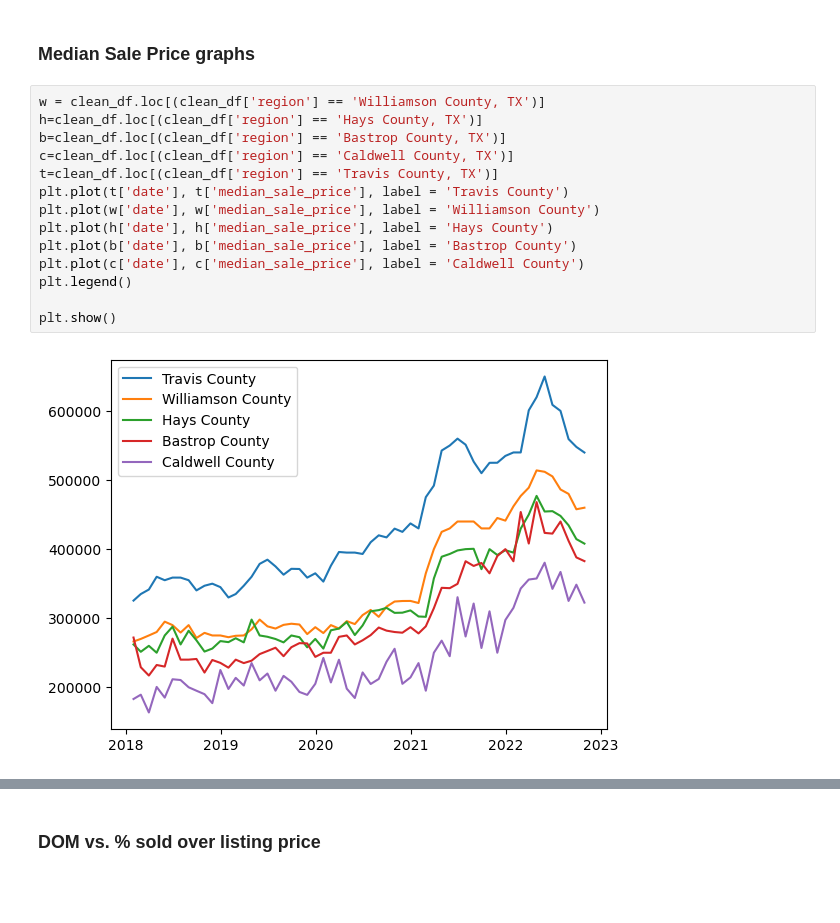
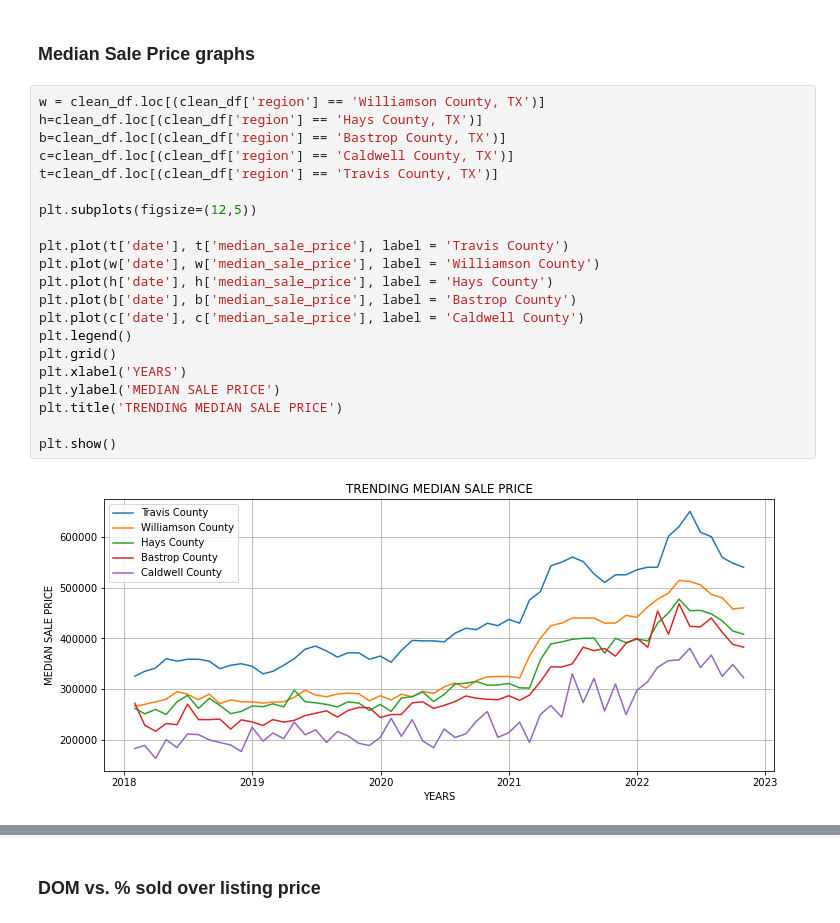
Before and after one commit to zarbin/UTA_Project-1, a Jupyter notebook: final_notebook.ipynb, the cells around one changed output, grey strips where cells are left out. Drawn from its saved outputs; the diff is of its cells as text; blank space fills up the shorter version.

```diff
--- a/final_notebook.ipynb
+++ b/final_notebook.ipynb
@@ -308,19 +308,26 @@ plt.show()
 # %%
 w = clean_df.loc[(clean_df['region'] == 'Williamson County, TX')]
 h=clean_df.loc[(clean_df['region'] == 'Hays County, TX')]
 b=clean_df.loc[(clean_df['region'] == 'Bastrop County, TX')]
 c=clean_df.loc[(clean_df['region'] == 'Caldwell County, TX')]
 t=clean_df.loc[(clean_df['region'] == 'Travis County, TX')]
+
+plt.subplots(figsize=(12,5))
+
 plt.plot(t['date'], t['median_sale_price'], label = 'Travis County')
 plt.plot(w['date'], w['median_sale_price'], label = 'Williamson County')
 plt.plot(h['date'], h['median_sale_price'], label = 'Hays County')
 plt.plot(b['date'], b['median_sale_price'], label = 'Bastrop County')
 plt.plot(c['date'], c['median_sale_price'], label = 'Caldwell County')
 plt.legend()
+plt.grid()
+plt.xlabel('YEARS')
+plt.ylabel('MEDIAN SALE PRICE')
+plt.title('TRENDING MEDIAN SALE PRICE')
 
 plt.show()
 # %% [output]
-[figure, old version]
+[figure, new version]
 # %%
 # trying the same with the median sale price
 sale_price = clean_df.groupby(['date'])['median_sale_price'].mean()
```
Also changed, not shown: parts of 17 cells of this notebook, 1 other file.
